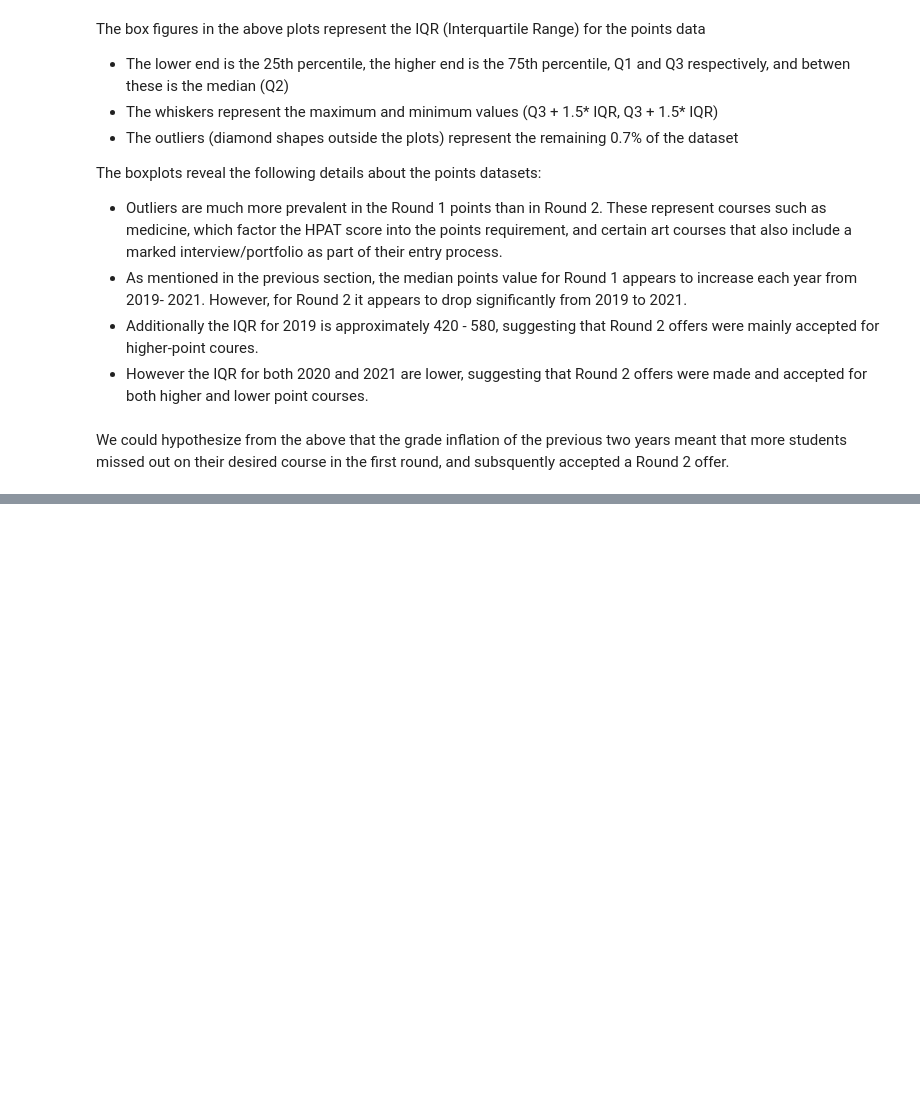
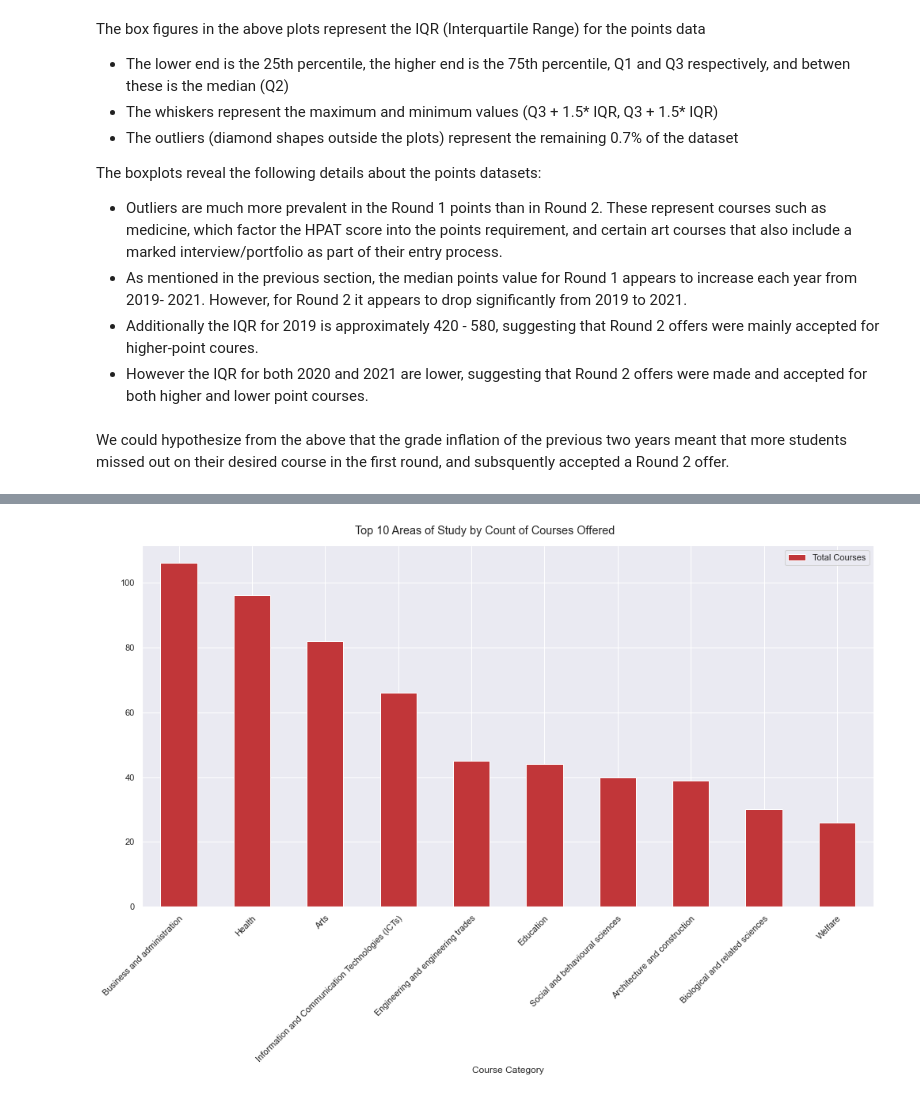
Before and after one commit to katemcg93/Fundamentals-of-Data-Analysis-21-Assessment, a Jupyter notebook: cao.ipynb, the cells around one changed output, grey strips where cells are left out. Saved outputs shown, nothing was run; the diff lists cells and outputs as text; code cells hidden in the pictures; blank space fills up the shorter version.

Commit message:
dist top 5 study areas

```diff
--- a/cao.ipynb
+++ b/cao.ipynb
@@ -593,0 +600,27 @@ We could hypothesize from the above that the grade inflation of the previous two
+# %%
+#Make plot bigger
+fig, ax = plt.subplots(figsize=(14,10))
+sns.set_theme(style='darkgrid', palette = "RdBu")
+#Alignment parameters, will need this to rotate tick labels
+ha = ['right', 'center', 'left']
+#Initializing total column to store counts
+merge_points_2["Total Courses"] = 1
+#Group DF by course category then cound number of unique entries
+course_categories = merge_points_2.groupby(["Course Category"])["Total Courses"].count()
+#Convert the groupby object back to a df to make it easier to sort and plot
+course_df = pd.DataFrame(course_categories, columns = ["Total Courses"])
+#Sort in descending order by course category to get top 10
+sorted_courses = course_df.sort_values(by = ["Total Courses"], ascending = False)
+top_10_courses = sorted_courses.head(n = 10).plot(ax = ax, kind = "bar")
+#Fix labels so they're not overlapping
+xlabels = ax.get_xticklabels()
+ax.set_xticklabels(xlabels, rotation=45, ha='right', rotation_mode='anchor')
+ax.spines['right'].set_visible(False)
+ax.spines['top'].set_visible(False)
+
+plt.suptitle("Top 10 Areas of Study by Count of Courses Offered")
+plt.tight_layout()
+plt.show()
+plt.close()
+# %% [output]
+[figure, added]
```
Also changed, not shown: parts of 5 cells of this notebook, 1 other file.
